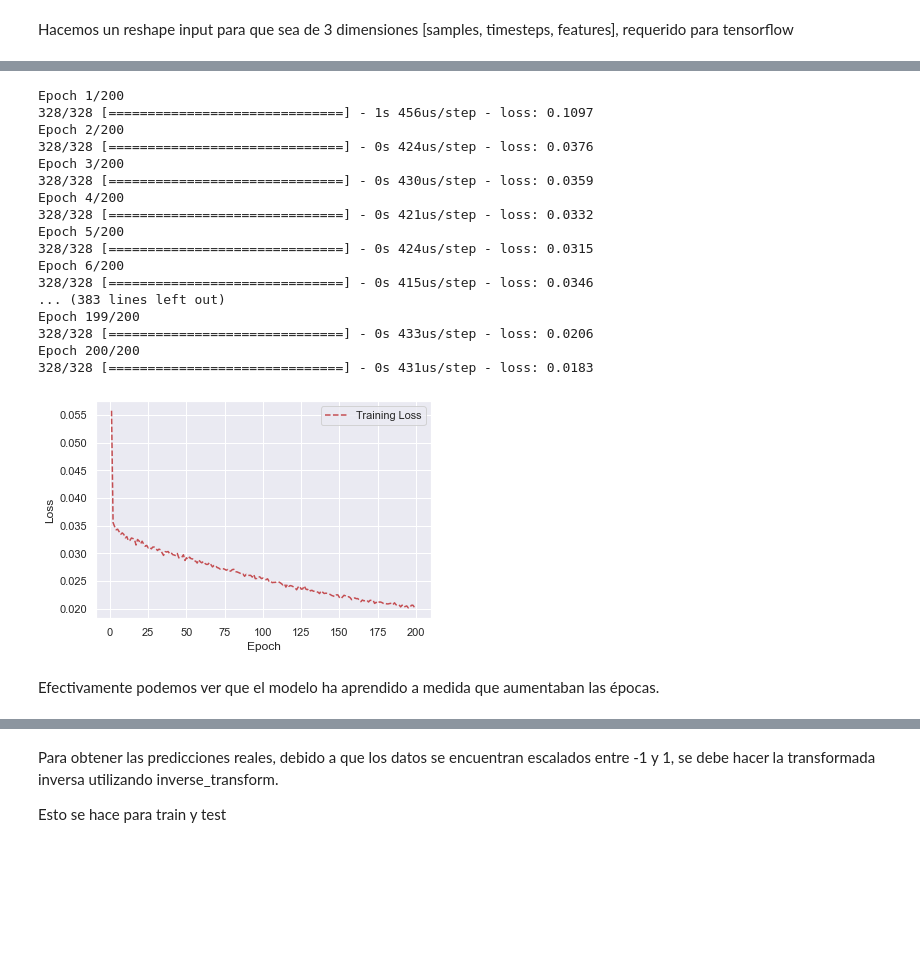
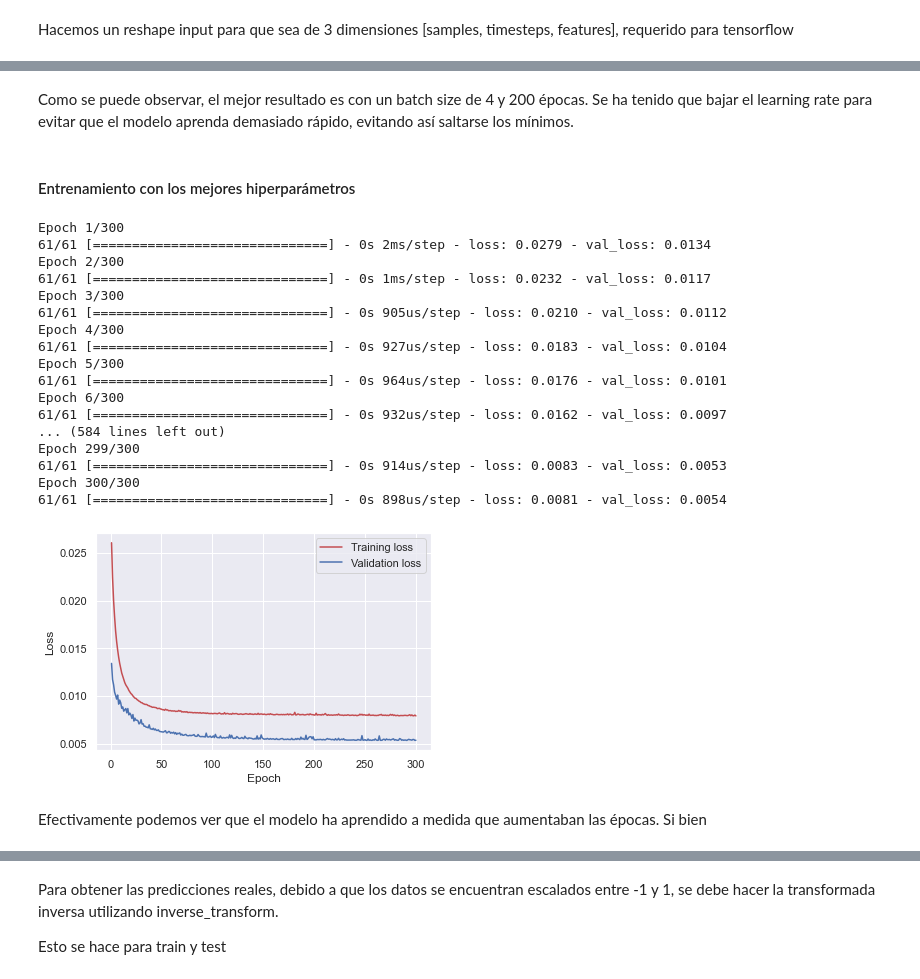
Before and after one commit to estebanarr/proyecto04, a Jupyter notebook: proyecto_04.ipynb, the cells around one changed output, grey strips where cells are left out. Saved outputs shown, nothing was run; the diff lists cells and outputs as text; code cells hidden in the pictures; blank space fills up the shorter version.

```diff
--- a/proyecto_04.ipynb
+++ b/proyecto_04.ipynb
@@ -805,14 +722,12 @@ Con el fin de evitar que la información sobre la distribución del conjunto de
 # %%
-senial=pd.DataFrame(dataset_2016_2019.cantidad_pasos)
-
 look_back=28
 
-N_train = 365*3+270- look_back # 3 años + 3 trimestres
+N_train = 365*6+270- look_back # 3 años + 3 trimestres
 N_test = 90 # 1 trimestre
 N_total = N_train + N_test
 
-train_data = senial[:N_train]
-test_data = senial[-N_test:]
+train_data = senial_2013_2019[:N_train]
+test_data = senial_2013_2019[-N_test:]
 
 print("Train data : {} - Test data: {}".format(train_data.shape,test_data.shape))
 # %% [output]
@@ -826,5 +757,5 @@ Vamos a entrenar y transformar el escalador con el conjunto de entrenamiento y t
 # %%
-scaler = MinMaxScaler(feature_range=(-1, 1))
+scaler = MinMaxScaler(feature_range=(0, 1))
 
 train_scaled = scaler.fit_transform(train_data.values.reshape(-1, 1))
-test_scaled=scaler.fit_transform(test_data.values.reshape(-1, 1))
+test_scaled=scaler.transform(test_data.values.reshape(-1, 1))
@@ -861,8 +894,15 @@ X_test_nn = X_test_scaled.values.reshape((X_test_scaled.shape[0], 1, X_test_scal
+# %% [markdown]
+Como se puede observar, el mejor resultado es con un batch size de 4 y 200 épocas. Se ha tenido que bajar el learning rate para evitar que el modelo aprenda demasiado rápido, evitando así saltarse los mínimos.
+# %% [markdown]
+#### Entrenamiento con los mejores hiperparámetros
 # %%
-tensorflow.random.set_seed(2)
+seed = 7
+np.random.seed(seed)
 
 model = Sequential()
-model.add(Dense(50, input_shape=(1,look_back), activation='tanh'))
+model.add(Dense(50, input_shape=(1,28), activation='tanh'))
 model.add(Flatten())
 model.add(Dense(1, activation='tanh'))
-model.compile(loss='mean_squared_error', optimizer='Adam', )
+
+opt = keras.optimizers.Adam(learning_rate=0.0001)
+model.compile(loss='mean_squared_error', optimizer=opt)
@@ -869,39 +911,41 @@ model.compile(loss='mean_squared_error', optimizer='Adam', )
 # %%
-modelo_1 = model.fit(X_train_nn , y_train_scaled,epochs = 200, batch_size=4)
+modelo_1 = model.fit(X_train_nn , y_train_scaled,validation_data=(X_test_nn,y_test_scaled),epochs =200,batch_size=8)
 # %% [output]
-Epoch 1/200
-328/328 [==============================] - 1s 456us/step - loss: 0.1097
-Epoch 2/200
-328/328 [==============================] - 0s 424us/step - loss: 0.0376
-Epoch 3/200
-328/328 [==============================] - 0s 430us/step - loss: 0.0359
-Epoch 4/200
-328/328 [==============================] - 0s 421us/step - loss: 0.0332
-Epoch 5/200
-328/328 [==============================] - 0s 424us/step - loss: 0.0315
-Epoch 6/200
-328/328 [==============================] - 0s 415us/step - loss: 0.0346
-... (383 lines left out)
-Epoch 199/200
-328/328 [==============================] - 0s 433us/step - loss: 0.0206
-Epoch 200/200
-328/328 [==============================] - 0s 431us/step - loss: 0.0183
+Epoch 1/300
+61/61 [==============================] - 0s 2ms/step - loss: 0.0279 - val_loss: 0.0134
+Epoch 2/300
+61/61 [==============================] - 0s 1ms/step - loss: 0.0232 - val_loss: 0.0117
+Epoch 3/300
+61/61 [==============================] - 0s 905us/step - loss: 0.0210 - val_loss: 0.0112
+Epoch 4/300
+61/61 [==============================] - 0s 927us/step - loss: 0.0183 - val_loss: 0.0104
+Epoch 5/300
+61/61 [==============================] - 0s 964us/step - loss: 0.0176 - val_loss: 0.0101
+Epoch 6/300
+61/61 [==============================] - 0s 932us/step - loss: 0.0162 - val_loss: 0.0097
+... (584 lines left out)
+Epoch 299/300
+61/61 [==============================] - 0s 914us/step - loss: 0.0083 - val_loss: 0.0053
+Epoch 300/300
+61/61 [==============================] - 0s 898us/step - loss: 0.0081 - val_loss: 0.0054
 # %%
 training_loss = modelo_1.history['loss']
+test_loss= modelo_1.history['val_loss']
 
 # Create count of the number of epochs
 epoch_count = range(1, len(training_loss) + 1)
 
 # Visualize loss history
-plt.plot(epoch_count, training_loss, 'r--')
-plt.legend(['Training Loss'])
+plt.plot(epoch_count, training_loss,label='Training loss',color='r')
+plt.plot(epoch_count, test_loss,color='b',label='Validation loss')
+plt.legend()
 plt.xlabel('Epoch')
 plt.ylabel('Loss')
 plt.show()
 # %% [output]
-[figure, old version]
+[figure, new version]
 # %% [markdown]
-Efectivamente podemos ver que el modelo ha aprendido a medida que aumentaban las épocas.
+Efectivamente podemos ver que el modelo ha aprendido a medida que aumentaban las épocas. Si bien
 # %%
 import math
 train_score = model.evaluate(X_train_nn, y_train_scaled, verbose=0)
```
Also changed, not shown: parts of 131 cells of this notebook.
